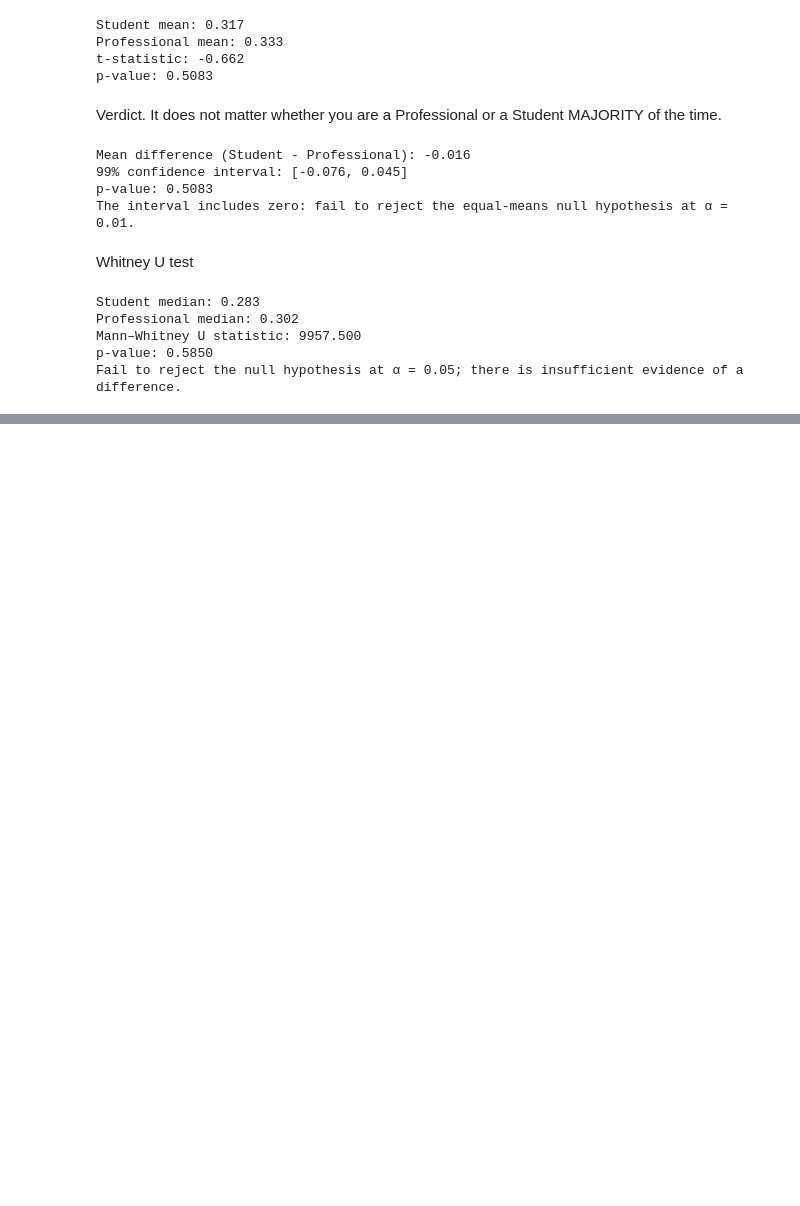
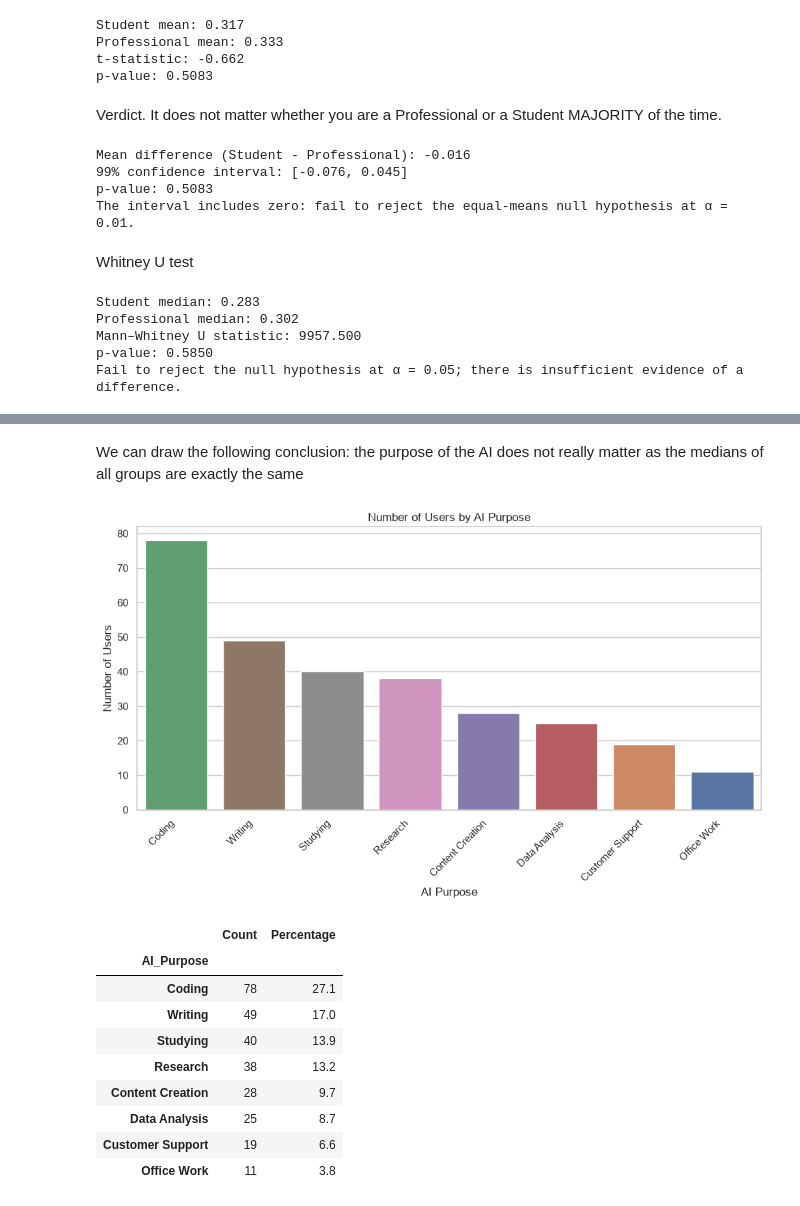
Before and after one commit to strait593/AI-Tools-Usage-Analysis, a Jupyter notebook: notebooks/inference_tests.ipynb, the cells around one changed output, grey strips where cells are left out. Saved outputs shown, nothing was run; the diff lists cells and outputs as text; code cells hidden in the pictures; blank space fills up the shorter version.

```diff
--- a/notebooks/inference_tests.ipynb
+++ b/notebooks/inference_tests.ipynb
@@ -240,0 +342,43 @@ Fail to reject the null hypothesis at α = 0.05; there is insufficient evidence
+# %% [markdown]
+We can draw the following conclusion: the purpose of the AI does not really matter as the medians of all groups are exactly the same
+# %%
+plt.figure(figsize=(10, 6))
+ax = sns.countplot(
+    data=df,
+    x="AI_Purpose",
+    hue="AI_Purpose",
+    order=df["AI_Purpose"].value_counts().index,
+    palette="deep",
+    legend=False
+)
+
+ax.set_title("Number of Users by AI Purpose")
+ax.set_xlabel("AI Purpose")
+ax.set_ylabel("Number of Users")
+plt.xticks(rotation=45, ha="right")
+plt.tight_layout()
+plt.show()
+
+purpose_summary = (
+    df["AI_Purpose"]
+    .value_counts()
+    .rename("Count")
+    .to_frame()
+)
+purpose_summary["Percentage"] = (
+    purpose_summary["Count"] / purpose_summary["Count"].sum() * 100
+).round(1)
+
+display(purpose_summary)
+# %% [output]
+[figure, added]
+|  | Count | Percentage |
+| AI_Purpose |  |  |
+| Coding | 78 | 27.1 |
+| Writing | 49 | 17.0 |
+| Studying | 40 | 13.9 |
+| Research | 38 | 13.2 |
+| Content Creation | 28 | 9.7 |
+| Data Analysis | 25 | 8.7 |
+| Customer Support | 19 | 6.6 |
+| Office Work | 11 | 3.8 |
```
Also changed, not shown: parts of 8 cells of this notebook.
